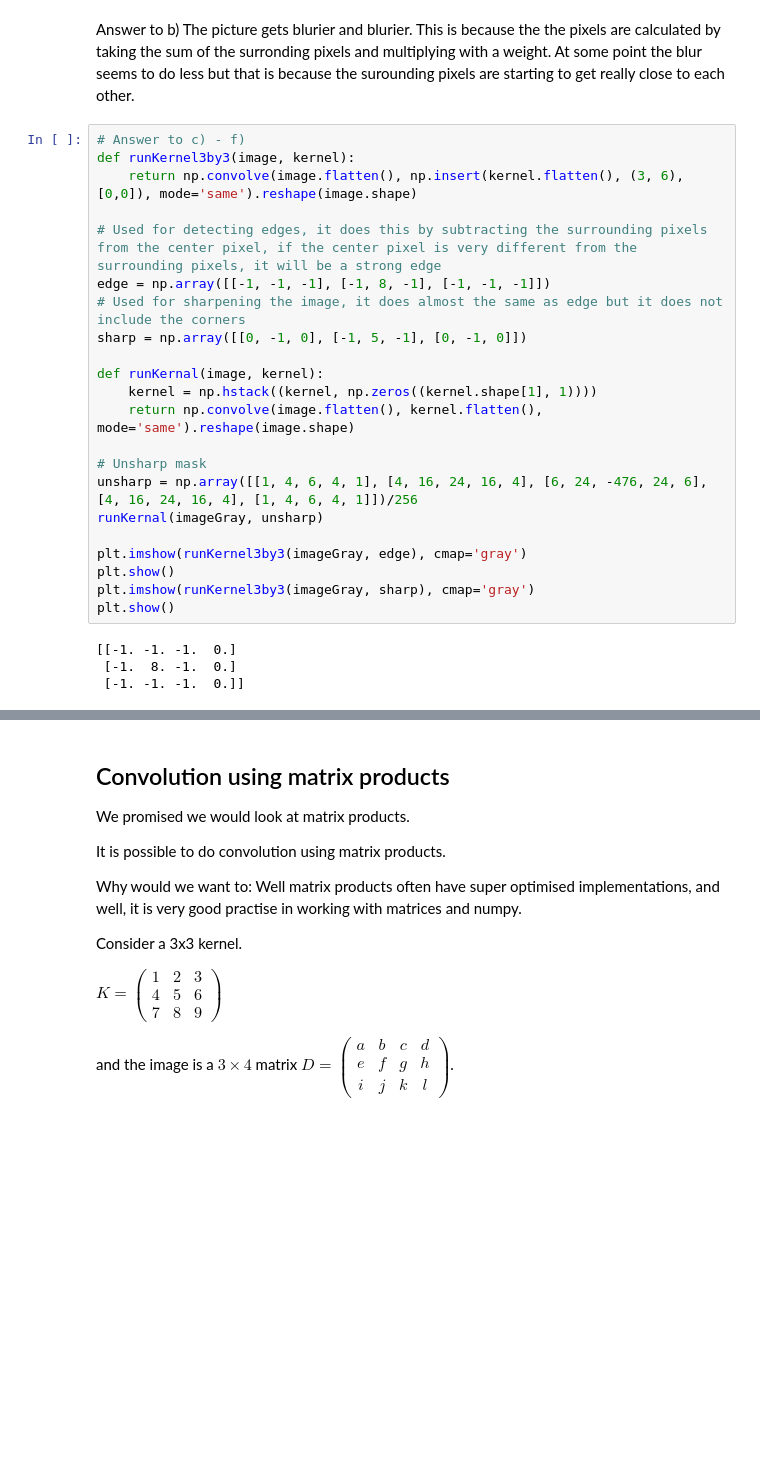
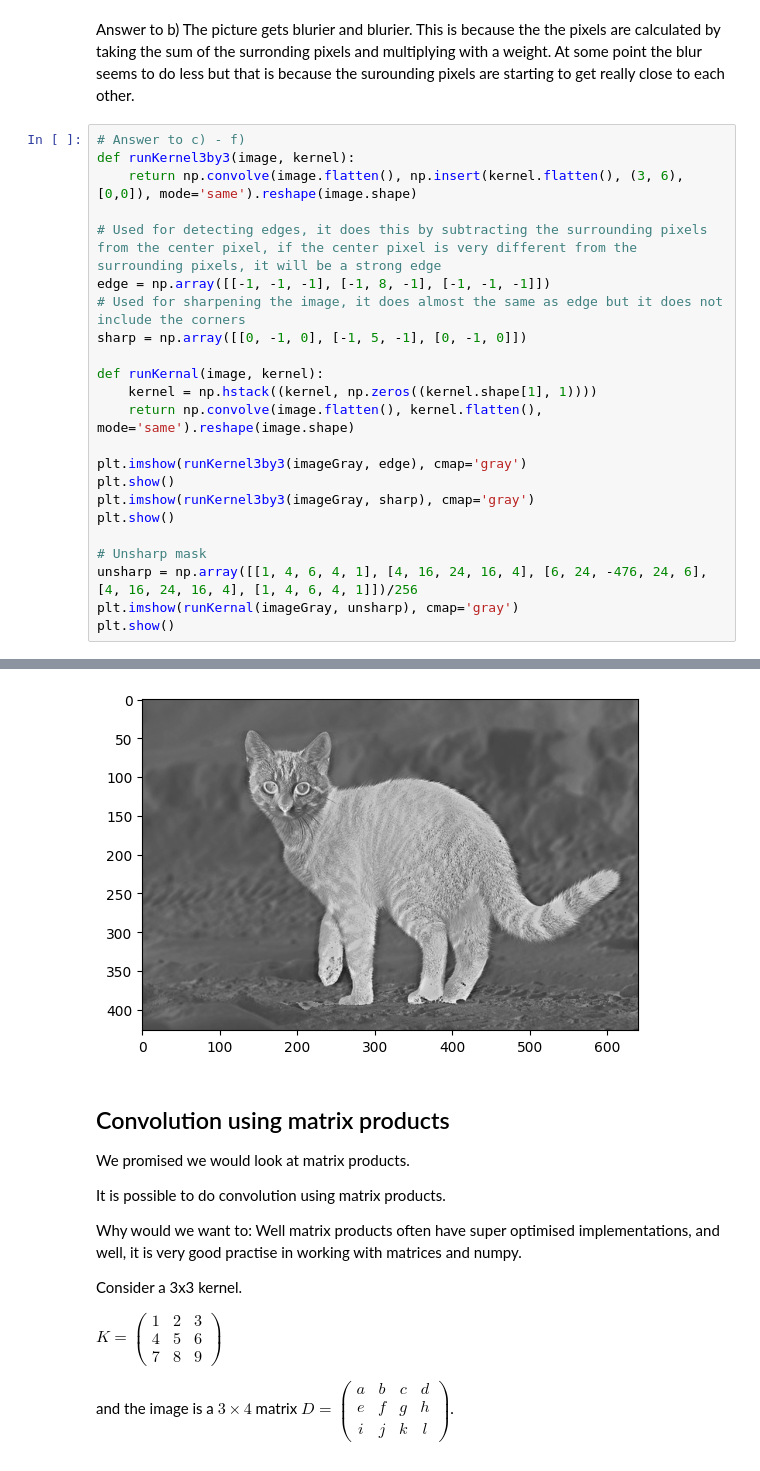
Before and after one commit to Gjermundhp02/BMA1020, a Jupyter notebook: Assignment 6/cat.ipynb, the cells around one changed output, grey strips where cells are left out. Cells and saved outputs as stored; diff of their text form; blank space fills up the shorter version.

```diff
--- a/Assignment 6/cat.ipynb
+++ b/Assignment 6/cat.ipynb
@@ -206,31 +206,30 @@ The picture gets blurier and blurier. This is because the the pixels are calcula
 # %%
 # Answer to c) - f)
 def runKernel3by3(image, kernel):
     return np.convolve(image.flatten(), np.insert(kernel.flatten(), (3, 6), [0,0]), mode='same').reshape(image.shape)
 
 # Used for detecting edges, it does this by subtracting the surrounding pixels from the center pixel, if the center pixel is very different from the surrounding pixels, it will be a strong edge
 edge = np.array([[-1, -1, -1], [-1, 8, -1], [-1, -1, -1]])
 # Used for sharpening the image, it does almost the same as edge but it does not include the corners
 sharp = np.array([[0, -1, 0], [-1, 5, -1], [0, -1, 0]])
 
 def runKernal(image, kernel):
     kernel = np.hstack((kernel, np.zeros((kernel.shape[1], 1))))
     return np.convolve(image.flatten(), kernel.flatten(), mode='same').reshape(image.shape)
 
-# Unsharp mask
-unsharp = np.array([[1, 4, 6, 4, 1], [4, 16, 24, 16, 4], [6, 24, -476, 24, 6], [4, 16, 24, 16, 4], [1, 4, 6, 4, 1]])/256
-runKernal(imageGray, unsharp)
-
 plt.imshow(runKernel3by3(imageGray, edge), cmap='gray')
 plt.show()
 plt.imshow(runKernel3by3(imageGray, sharp), cmap='gray')
 plt.show()
+
+# Unsharp mask
+unsharp = np.array([[1, 4, 6, 4, 1], [4, 16, 24, 16, 4], [6, 24, -476, 24, 6], [4, 16, 24, 16, 4], [1, 4, 6, 4, 1]])/256
+plt.imshow(runKernal(imageGray, unsharp), cmap='gray')
+plt.show()
 # %% [output]
-[[-1. -1. -1.  0.]
- [-1.  8. -1.  0.]
- [-1. -1. -1.  0.]]
 [figure]
 [figure]
+[figure, added]
 # %% [markdown]
 ## Convolution using matrix products
 
```
